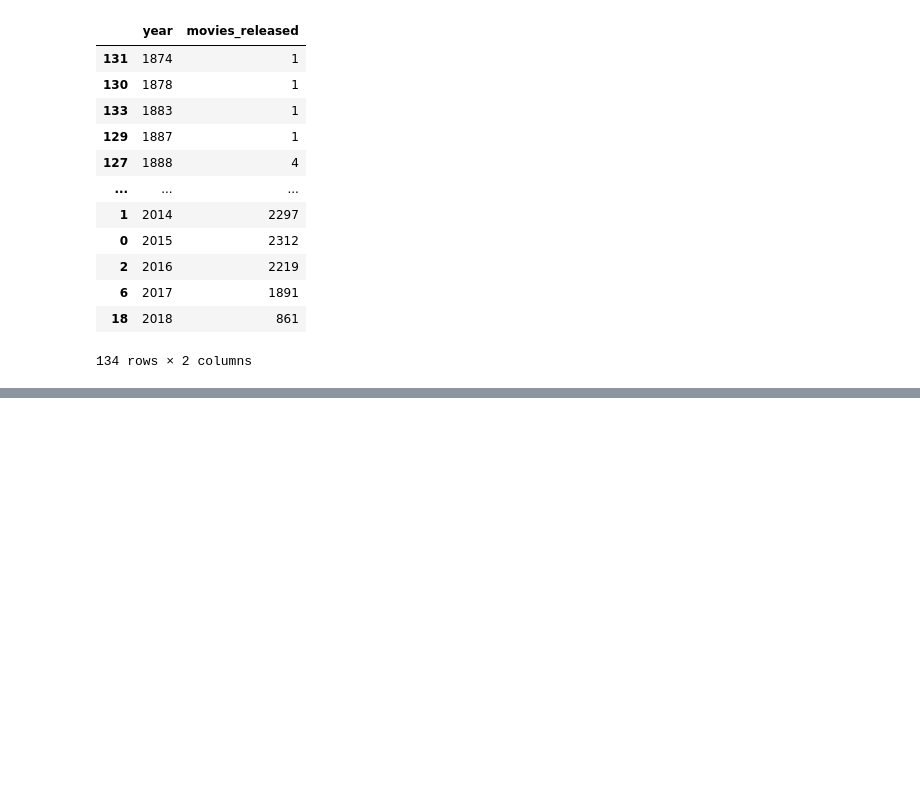
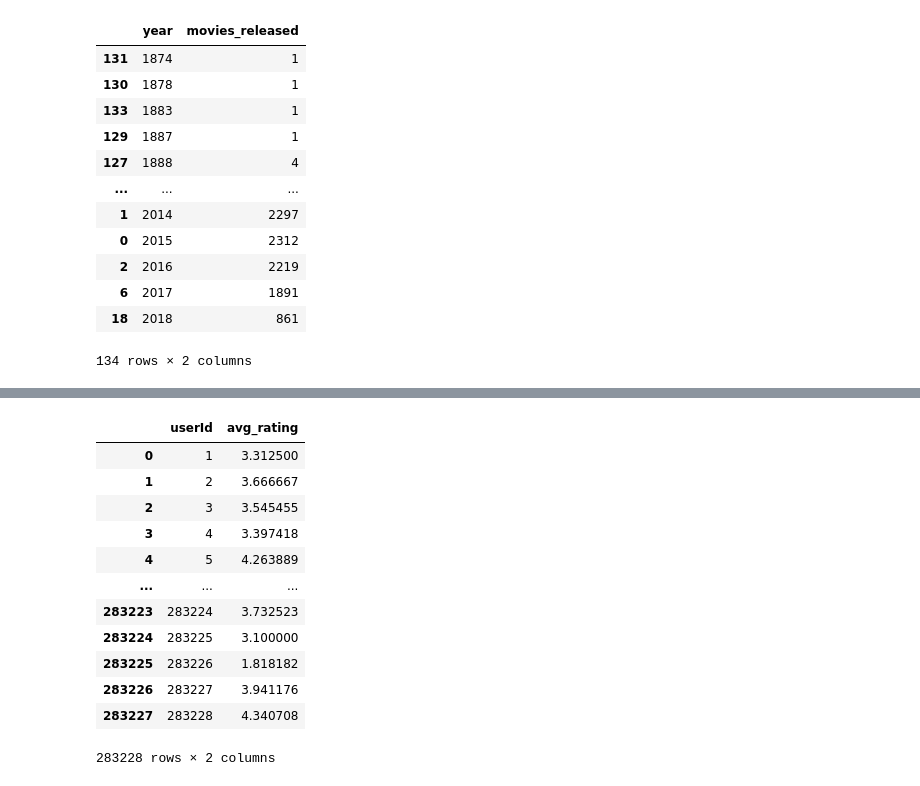
Before and after one commit to Razjoh/Machine-learning-Rasmus-Johansson, a Jupyter notebook: Labb/EDA.ipynb, the cells around one changed output, grey strips where cells are left out. Saved outputs shown, nothing was run; the diff lists cells and outputs as text; code cells hidden in the pictures; blank space fills up the shorter version.

```diff
--- a/Labb/EDA.ipynb
+++ b/Labb/EDA.ipynb
@@ -218,0 +248,17 @@ ax.xaxis.set_major_locator(plt.MaxNLocator(80));
+# %%
+avg_rating_user = df_ratings.groupby("userId")["rating"].mean().reset_index(name="avg_rating")
+avg_rating_user
+# %% [output]
+|  | userId | avg_rating |
+| 0 | 1 | 3.312500 |
+| 1 | 2 | 3.666667 |
+| 2 | 3 | 3.545455 |
+| 3 | 4 | 3.397418 |
+| 4 | 5 | 4.263889 |
+| ... | ... | ... |
+| 283223 | 283224 | 3.732523 |
+| 283224 | 283225 | 3.100000 |
+| 283225 | 283226 | 1.818182 |
+| 283226 | 283227 | 3.941176 |
+| 283227 | 283228 | 4.340708 |
+283228 rows × 2 columns
```
Also changed, not shown: parts of 7 cells of this notebook.
